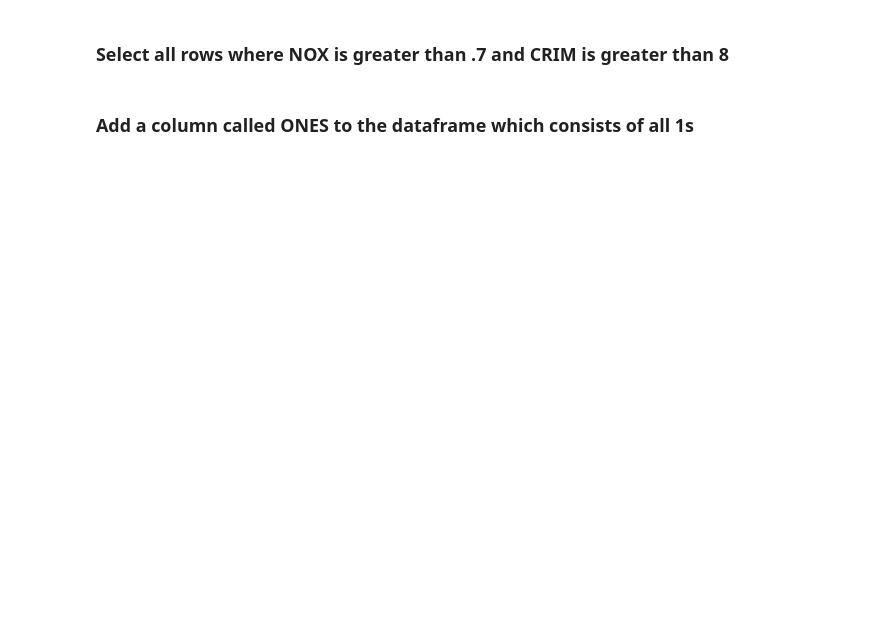
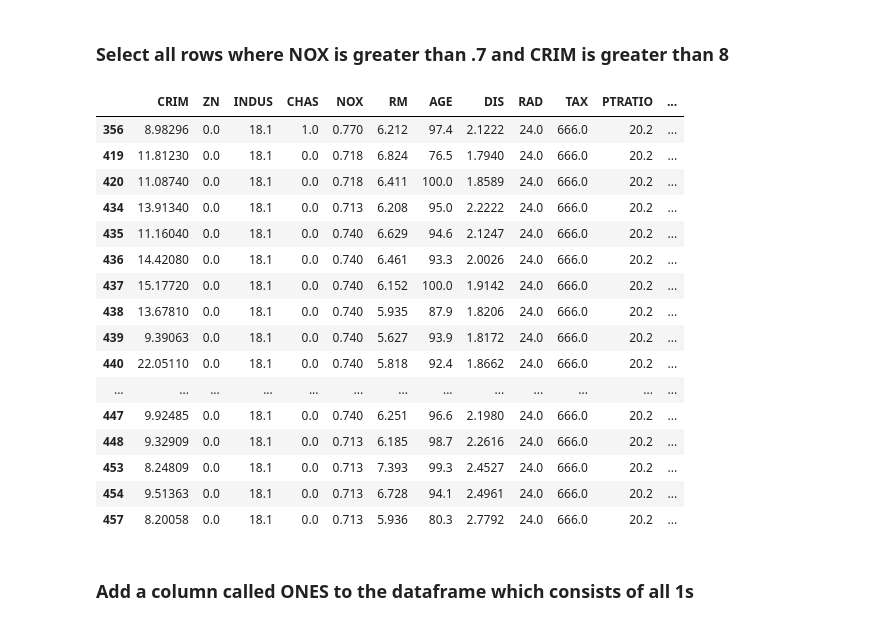
Before and after one commit to learn-co-curriculum/daily_challenges_seattle-ds-102819, a Jupyter notebook: mod_1/2019-10-31_pandas_101/pandas_101.ipynb, the cells around one changed output. Saved outputs shown, nothing was run; the diff lists cells and outputs as text; code cells hidden in the pictures; blank space fills up the shorter version.

```diff
--- a/mod_1/2019-10-31_pandas_101/pandas_101.ipynb
+++ b/mod_1/2019-10-31_pandas_101/pandas_101.ipynb
@@ -13,2 +38,8 @@ boston = load_boston()
 # %% [markdown]
 ### Assign the data and feature_names to variables
+# %%
+data = boston['data']
+feature_names = boston['feature_names']
+
+data
+feature_names
@@ -17,2 +53,4 @@ boston = load_boston()
+# %%
+df = pd.DataFrame(data = data[0:,0:], index = range(0,506), columns = feature_names)
 # %% [markdown]
 ### Add a MEDV column to your dataframe using the values from target
@@ -18,0 +61,3 @@ boston = load_boston()
+# %%
+df['MEDV'] = boston['target']
+df.head()
@@ -31,4 +172,25 @@ boston = load_boston()
 # %% [markdown]
 ### Select all rows where NOX is greater than .7 and CRIM is greater than 8
+# %%
+df_select1 = df[(df['NOX']>.7) & (df['CRIM']>8)]
+df_select1
+# %% [output]
+|  | CRIM | ZN | INDUS | CHAS | NOX | RM | AGE | DIS | RAD | TAX | PTRATIO | ... |
+| 356 | 8.98296 | 0.0 | 18.1 | 1.0 | 0.770 | 6.212 | 97.4 | 2.1222 | 24.0 | 666.0 | 20.2 | ... |
+| 419 | 11.81230 | 0.0 | 18.1 | 0.0 | 0.718 | 6.824 | 76.5 | 1.7940 | 24.0 | 666.0 | 20.2 | ... |
+| 420 | 11.08740 | 0.0 | 18.1 | 0.0 | 0.718 | 6.411 | 100.0 | 1.8589 | 24.0 | 666.0 | 20.2 | ... |
+| 434 | 13.91340 | 0.0 | 18.1 | 0.0 | 0.713 | 6.208 | 95.0 | 2.2222 | 24.0 | 666.0 | 20.2 | ... |
+| 435 | 11.16040 | 0.0 | 18.1 | 0.0 | 0.740 | 6.629 | 94.6 | 2.1247 | 24.0 | 666.0 | 20.2 | ... |
+| 436 | 14.42080 | 0.0 | 18.1 | 0.0 | 0.740 | 6.461 | 93.3 | 2.0026 | 24.0 | 666.0 | 20.2 | ... |
+| 437 | 15.17720 | 0.0 | 18.1 | 0.0 | 0.740 | 6.152 | 100.0 | 1.9142 | 24.0 | 666.0 | 20.2 | ... |
+| 438 | 13.67810 | 0.0 | 18.1 | 0.0 | 0.740 | 5.935 | 87.9 | 1.8206 | 24.0 | 666.0 | 20.2 | ... |
+| 439 | 9.39063 | 0.0 | 18.1 | 0.0 | 0.740 | 5.627 | 93.9 | 1.8172 | 24.0 | 666.0 | 20.2 | ... |
+| 440 | 22.05110 | 0.0 | 18.1 | 0.0 | 0.740 | 5.818 | 92.4 | 1.8662 | 24.0 | 666.0 | 20.2 | ... |
+| ... | ... | ... | ... | ... | ... | ... | ... | ... | ... | ... | ... | ... |
+| 447 | 9.92485 | 0.0 | 18.1 | 0.0 | 0.740 | 6.251 | 96.6 | 2.1980 | 24.0 | 666.0 | 20.2 | ... |
+| 448 | 9.32909 | 0.0 | 18.1 | 0.0 | 0.713 | 6.185 | 98.7 | 2.2616 | 24.0 | 666.0 | 20.2 | ... |
+| 453 | 8.24809 | 0.0 | 18.1 | 0.0 | 0.713 | 7.393 | 99.3 | 2.4527 | 24.0 | 666.0 | 20.2 | ... |
+| 454 | 9.51363 | 0.0 | 18.1 | 0.0 | 0.713 | 6.728 | 94.1 | 2.4961 | 24.0 | 666.0 | 20.2 | ... |
+| 457 | 8.20058 | 0.0 | 18.1 | 0.0 | 0.713 | 5.936 | 80.3 | 2.7792 | 24.0 | 666.0 | 20.2 | ... |
 # %% [markdown]
 ### Add a column called ONES to the dataframe which consists of all 1s
```
Also changed, not shown: parts of 17 cells of this notebook.
